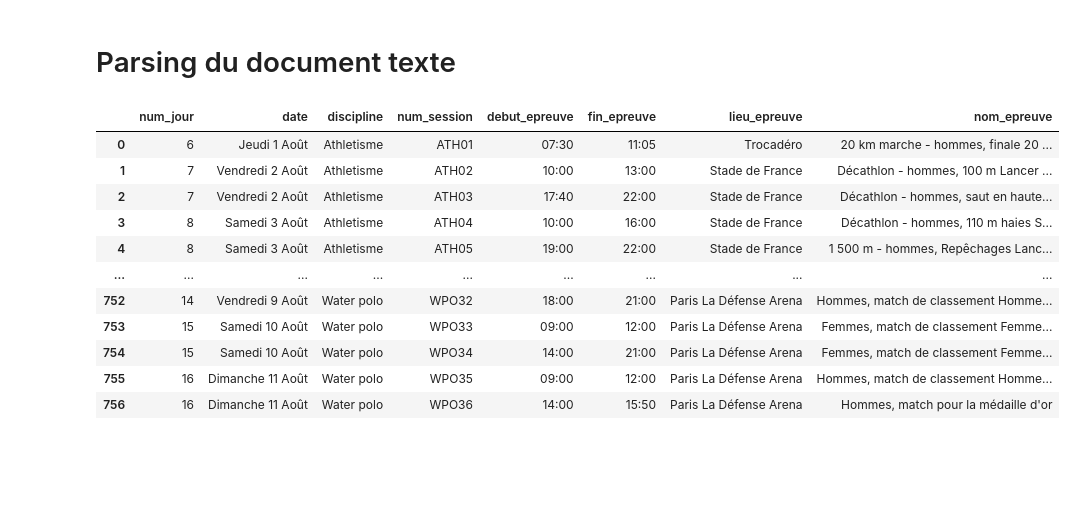
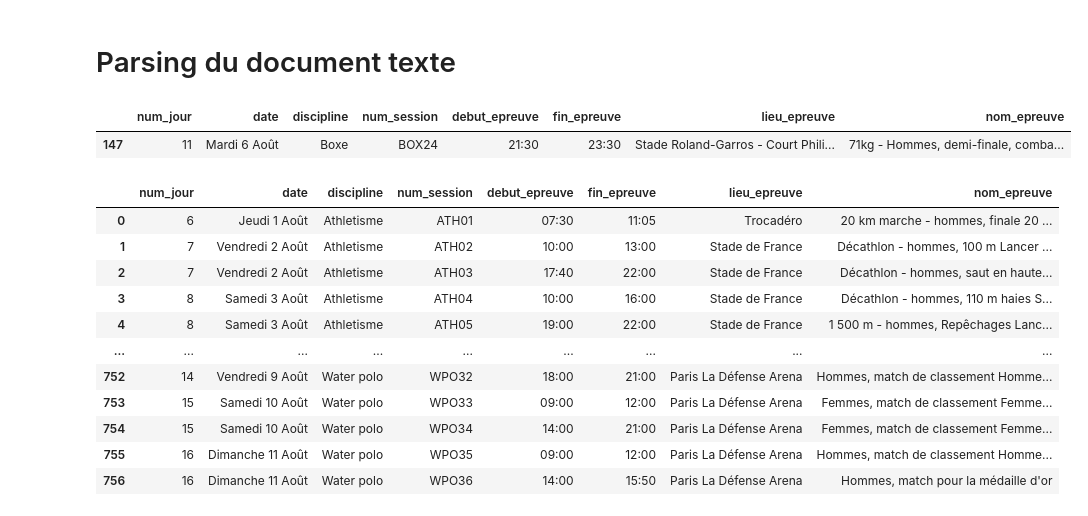
Before and after one commit to pierreantoineviudes/infra_jo_viz, a Jupyter notebook: data_preprocessing/Preprocessing_recap.ipynb, the cells around one changed output. Saved outputs shown, nothing was run; the diff lists cells and outputs as text; code cells hidden in the pictures; blank space fills up the shorter version.

```diff
--- a/data_preprocessing/Preprocessing_recap.ipynb
+++ b/data_preprocessing/Preprocessing_recap.ipynb
@@ -62,34 +62,39 @@ while i < (len(words)):
         lieu_epreuve = ""
         espace = ""
         while words[i] != "Nom":
             lieu_epreuve += espace + words[i]
             espace = " "
             i += 1
             # print('lieu ', lieu_epreuve)
     nom_epreuve = ""
     if words[i:i+4] == ['Nom', 'de', "l'épreuve/des", 'épreuves']:
         i += 4
         espace = ""
         while len(words) > i and words[i].upper() not in ["JOUR", "SESSION"] and words[i:i+2] != ['Le', 'calendrier']:
             nom_epreuve += espace + words[i]
             espace = " "
             # print(words[i])
             i += 1
         i-=1
-        # print(nom_epreuve)
+        # if session == "BOX24":
+        #     print(session, " ", nom_epreuve)
         data.append([jour, date, discipline, session, debut, fin, lieu_epreuve, nom_epreuve])
     i += 1
 
 def traitement_discipline(string):
     if len(string) == 0:
         return ""
     else:
         return string[0].upper() + string[1:].lower()
 
 
 df = pd.DataFrame(data, columns=['num_jour', 'date', 'discipline', 'num_session', 'debut_epreuve', 'fin_epreuve', 'lieu_epreuve', 'nom_epreuve'])
 df['discipline'] = df['discipline'].apply(traitement_discipline)
+df.loc[df['num_session'] == 'BOX24']
 #df.to_csv('../data/session_planning_olympics.csv')
+# %% [output]
+|  | num_jour | date | discipline | num_session | debut_epreuve | fin_epreuve | lieu_epreuve | nom_epreuve |
+| 147 | 11 | Mardi 6 Août | Boxe | BOX24 | 21:30 | 23:30 | Stade Roland-Garros - Court Phili... | 71kg - Hommes, demi-finale, comba... |
 # %%
 df
 # %% [output]
```
Also changed, not shown: parts of 11 cells of this notebook, 9 other files.
